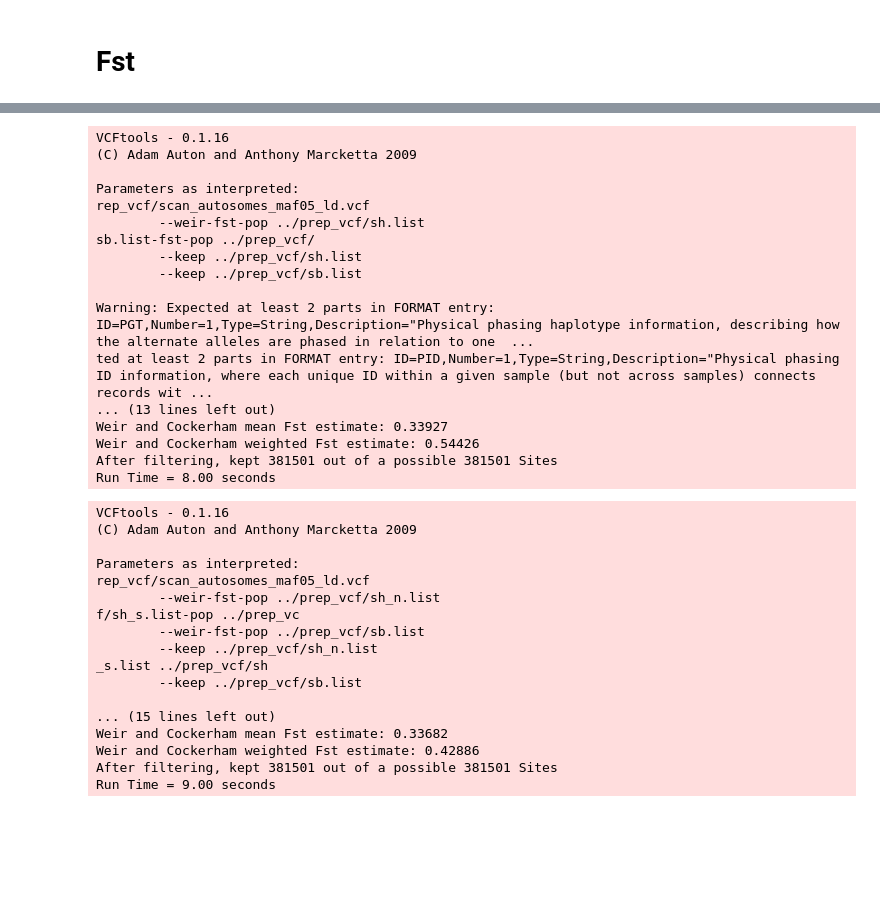
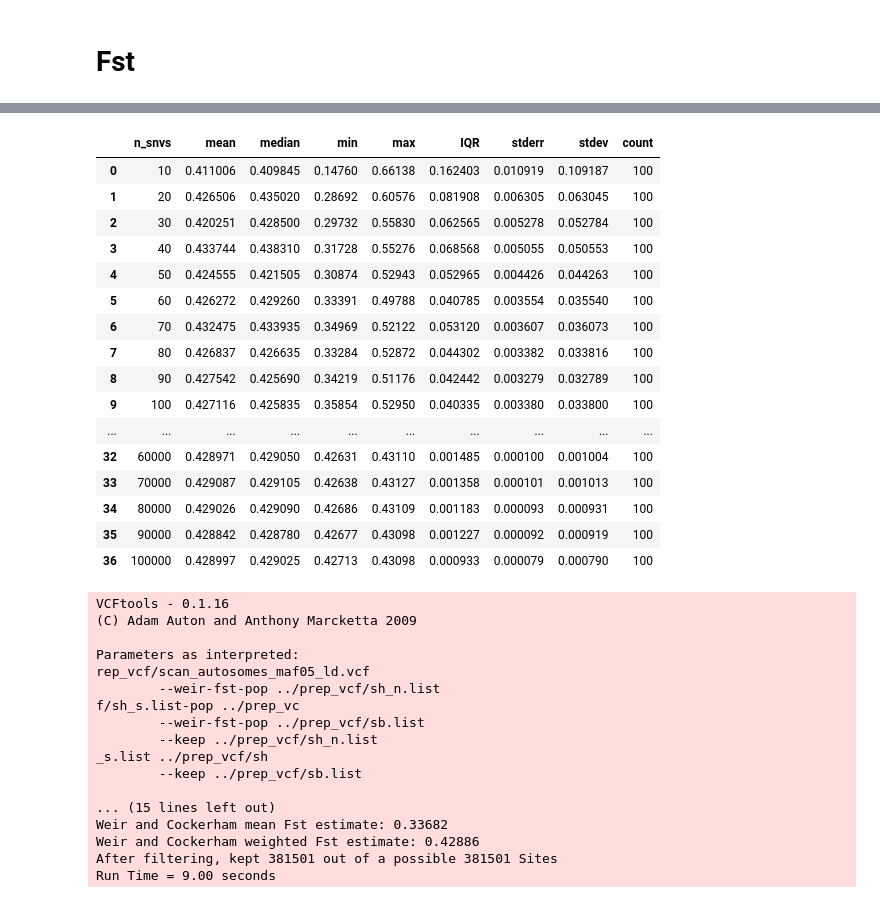
Before and after one commit to nealplatt/schisto_aim_panel, a Jupyter notebook: code/aim_panel_development.ipynb, the cells around one changed output, grey strips where cells are left out. Saved outputs shown, nothing was run; the diff lists cells and outputs as text; code cells hidden in the pictures; blank space fills up the shorter version.

```diff
--- a/code/aim_panel_development.ipynb
+++ b/code/aim_panel_development.ipynb
@@ -1383,30 +1389,46 @@ fst_df
-# %%
-%%bash
-
-#get fst from the full dataset
-conda run -n popgen --live-stream --cwd . \
-    vcftools \
-        --weir-fst-pop ../prep_vcf/sh.list \
-        --weir-fst-pop ../prep_vcf/sb.list \
-        --vcf ../prep_vcf/scan_autosomes_maf05_ld.vcf
-# %% [output]
-VCFtools - 0.1.16
-(C) Adam Auton and Anthony Marcketta 2009
-
-Parameters as interpreted:
-rep_vcf/scan_autosomes_maf05_ld.vcf
-        --weir-fst-pop ../prep_vcf/sh.list
-sb.list-fst-pop ../prep_vcf/
-        --keep ../prep_vcf/sh.list
-        --keep ../prep_vcf/sb.list
-
-Warning: Expected at least 2 parts in FORMAT entry: ID=PGT,Number=1,Type=String,Description="Physical phasing haplotype information, describing how the alternate alleles are phased in relation to one  ...
-ted at least 2 parts in FORMAT entry: ID=PID,Number=1,Type=String,Description="Physical phasing ID information, where each unique ID within a given sample (but not across samples) connects records wit ...
-... (13 lines left out)
-Weir and Cockerham mean Fst estimate: 0.33927
-Weir and Cockerham weighted Fst estimate: 0.54426
-After filtering, kept 381501 out of a possible 381501 Sites
-Run Time = 8.00 seconds
+# %%
+import pandas as pd
+import numpy as np
+from scipy.stats import iqr
+
+# Group by n_snvs
+grouped = fst_df.groupby("n_snvs")["fst"]
+
+# Create a summary dataframe
+summary_df = grouped.agg(
+    mean="mean",
+    median="median",
+    min="min",
+    max="max",
+    stdev="std",
+    count="count"
+).reset_index()
+
+# Calculate IQR and standard error
+summary_df["IQR"] = grouped.apply(iqr).values
+summary_df["stderr"] = (summary_df["stdev"] / np.sqrt(summary_df["count"]))
+
+summary_df = summary_df[["n_snvs", "mean", "median", "min", "max", "IQR", "stderr", "stdev", "count"]]
+summary_df.to_csv("fst.summary.csv")
+summary_df
+# %% [output]
+|  | n_snvs | mean | median | min | max | IQR | stderr | stdev | count |
+| 0 | 10 | 0.411006 | 0.409845 | 0.14760 | 0.66138 | 0.162403 | 0.010919 | 0.109187 | 100 |
+| 1 | 20 | 0.426506 | 0.435020 | 0.28692 | 0.60576 | 0.081908 | 0.006305 | 0.063045 | 100 |
+| 2 | 30 | 0.420251 | 0.428500 | 0.29732 | 0.55830 | 0.062565 | 0.005278 | 0.052784 | 100 |
+| 3 | 40 | 0.433744 | 0.438310 | 0.31728 | 0.55276 | 0.068568 | 0.005055 | 0.050553 | 100 |
+| 4 | 50 | 0.424555 | 0.421505 | 0.30874 | 0.52943 | 0.052965 | 0.004426 | 0.044263 | 100 |
+| 5 | 60 | 0.426272 | 0.429260 | 0.33391 | 0.49788 | 0.040785 | 0.003554 | 0.035540 | 100 |
+| 6 | 70 | 0.432475 | 0.433935 | 0.34969 | 0.52122 | 0.053120 | 0.003607 | 0.036073 | 100 |
+| 7 | 80 | 0.426837 | 0.426635 | 0.33284 | 0.52872 | 0.044302 | 0.003382 | 0.033816 | 100 |
+| 8 | 90 | 0.427542 | 0.425690 | 0.34219 | 0.51176 | 0.042442 | 0.003279 | 0.032789 | 100 |
+| 9 | 100 | 0.427116 | 0.425835 | 0.35854 | 0.52950 | 0.040335 | 0.003380 | 0.033800 | 100 |
+| ... | ... | ... | ... | ... | ... | ... | ... | ... | ... |
+| 32 | 60000 | 0.428971 | 0.429050 | 0.42631 | 0.43110 | 0.001485 | 0.000100 | 0.001004 | 100 |
+| 33 | 70000 | 0.429087 | 0.429105 | 0.42638 | 0.43127 | 0.001358 | 0.000101 | 0.001013 | 100 |
+| 34 | 80000 | 0.429026 | 0.429090 | 0.42686 | 0.43109 | 0.001183 | 0.000093 | 0.000931 | 100 |
+| 35 | 90000 | 0.428842 | 0.428780 | 0.42677 | 0.43098 | 0.001227 | 0.000092 | 0.000919 | 100 |
+| 36 | 100000 | 0.428997 | 0.429025 | 0.42713 | 0.43098 | 0.000933 | 0.000079 | 0.000790 | 100 |
 # %%
 %%bash
 
```
Also changed, not shown: parts of 25 cells of this notebook.
